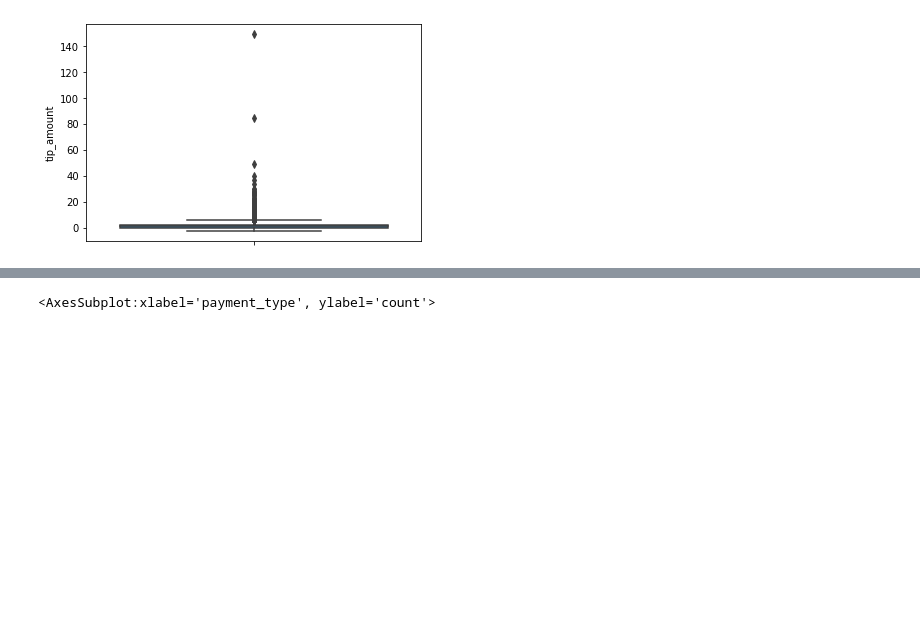
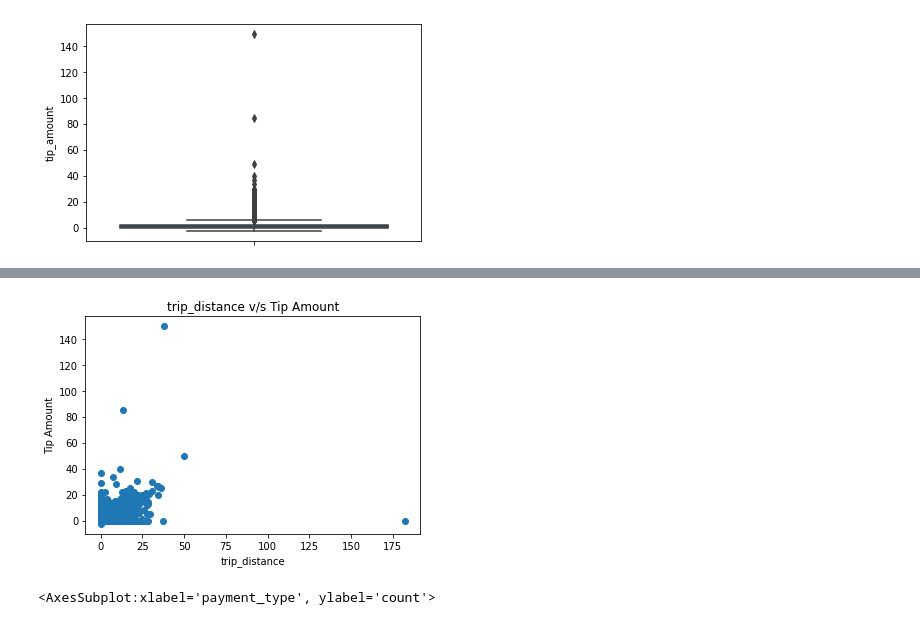
Before and after one commit to aakshathak/Data_Analytics_Project, a Jupyter notebook: exam_data_analysis.ipynb, the cells around one changed output, grey strips where cells are left out. Cells and saved outputs as stored; diff of their text form; code cells hidden in the pictures; blank space fills up the shorter version.

```diff
--- a/exam_data_analysis.ipynb
+++ b/exam_data_analysis.ipynb
@@ -183,3 +201,11 @@ sns.boxplot(y="tip_amount", data = df)
+# %%
+plt.scatter(df['trip_distance'], df['tip_amount'])
+plt.title('trip_distance v/s Tip Amount')
+plt.xlabel('trip_distance')
+plt.ylabel('Tip Amount')
+plt.show()
+# %% [output]
+[figure, added]
 # %%
 sns.countplot(x='payment_type',data=df)
 # %% [output]
```
Also changed, not shown: parts of 16 cells of this notebook, 1 other file.
